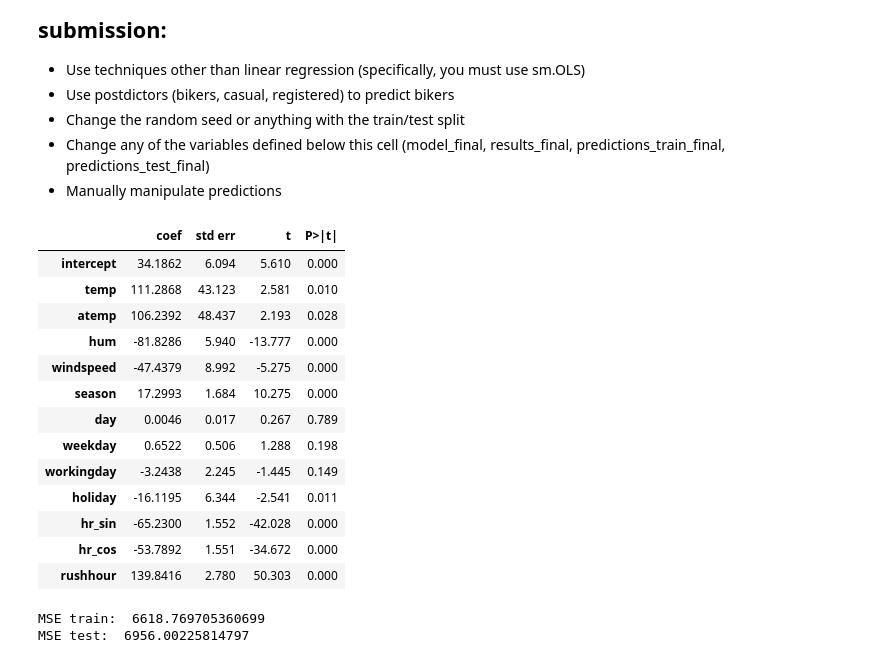
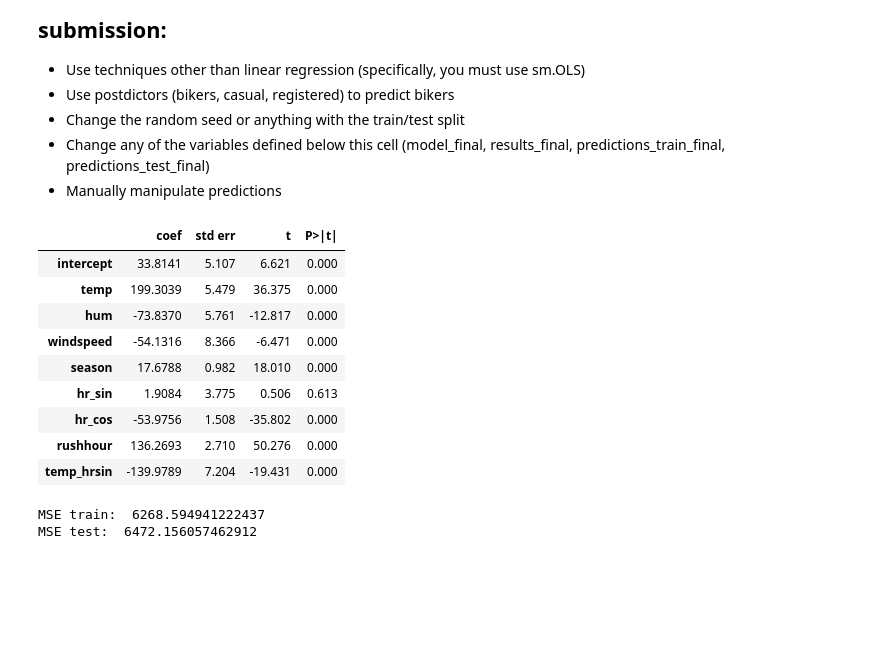
Before and after one commit to emileeharadon-gif/code_2600, a Jupyter notebook: mod05_nonlinear.ipynb, the cells around one changed output. Saved outputs shown, nothing was run; the diff lists cells and outputs as text; code cells hidden in the pictures; blank space fills up the shorter version.

```diff
--- a/mod05_nonlinear.ipynb
+++ b/mod05_nonlinear.ipynb
@@ -321,42 +321,37 @@ Train['hr_cos']=np.round(np.cos(2*np.pi/24*Train['hr'].astype(int)),2)
 Test['hr_cos']=np.round(np.cos(2*np.pi/24*Test['hr'].astype(int)),2)
 X_train['hr_cos']=np.round(np.cos(2*np.pi/24*X_train['hr'].astype(int)),2)
 X_test['hr_cos']=np.round(np.cos(2*np.pi/24*X_test['hr'].astype(int)),2)
+
+X_train['temp_hrsin'] = X_train['temp'] * X_train['hr_sin']
+X_test['temp_hrsin'] = X_test['temp'] * X_test['hr_sin']
 # %%
 # Build your linear regression model here.
 vars_to_include = [
     'intercept',
     'temp',
-    'atemp',
     'hum',
     'windspeed',
     'season',
-    'day',
-    'weekday',
-    'workingday',
-    'holiday',
     'hr_sin',
     'hr_cos',
-    'rushhour'
+    'rushhour',
+    'temp_hrsin'
 ]
 
 model_final = sm.OLS(y_train, X_train[vars_to_include])
 results_final = model_final.fit()
 summarize(results_final)
 # %% [output]
 |  | coef | std err | t | P>|t| |
-| intercept | 34.1862 | 6.094 | 5.610 | 0.000 |
-| temp | 111.2868 | 43.123 | 2.581 | 0.010 |
-| atemp | 106.2392 | 48.437 | 2.193 | 0.028 |
-| hum | -81.8286 | 5.940 | -13.777 | 0.000 |
-| windspeed | -47.4379 | 8.992 | -5.275 | 0.000 |
-| season | 17.2993 | 1.684 | 10.275 | 0.000 |
-| day | 0.0046 | 0.017 | 0.267 | 0.789 |
-| weekday | 0.6522 | 0.506 | 1.288 | 0.198 |
-| workingday | -3.2438 | 2.245 | -1.445 | 0.149 |
-| holiday | -16.1195 | 6.344 | -2.541 | 0.011 |
-| hr_sin | -65.2300 | 1.552 | -42.028 | 0.000 |
-| hr_cos | -53.7892 | 1.551 | -34.672 | 0.000 |
-| rushhour | 139.8416 | 2.780 | 50.303 | 0.000 |
+| intercept | 33.8141 | 5.107 | 6.621 | 0.000 |
+| temp | 199.3039 | 5.479 | 36.375 | 0.000 |
+| hum | -73.8370 | 5.761 | -12.817 | 0.000 |
+| windspeed | -54.1316 | 8.366 | -6.471 | 0.000 |
+| season | 17.6788 | 0.982 | 18.010 | 0.000 |
+| hr_sin | 1.9084 | 3.775 | 0.506 | 0.613 |
+| hr_cos | -53.9756 | 1.508 | -35.802 | 0.000 |
+| rushhour | 136.2693 | 2.710 | 50.276 | 0.000 |
+| temp_hrsin | -139.9789 | 7.204 | -19.431 | 0.000 |
 # %%
 predictions_train_final = predict(X_train[vars_to_include], results_final)
 print('MSE train: ', mse(y_train, predictions_train_final))
@@ -364,8 +359,8 @@ print('MSE train: ', mse(y_train, predictions_train_final))
 predictions_test_final = predict(X_test[vars_to_include], results_final)
 print('MSE test: ', mse(y_test, predictions_test_final))
 # %% [output]
-MSE train:  6618.769705360699
-MSE test:  6956.00225814797
+MSE train:  6268.594941222437
+MSE test:  6472.156057462912
 # %%
 plot_avg_actual_vs_predicted_by_feature(X=X_train,
                                         y=y_train,
```
Also changed, not shown: parts of 1 cell of this notebook.
